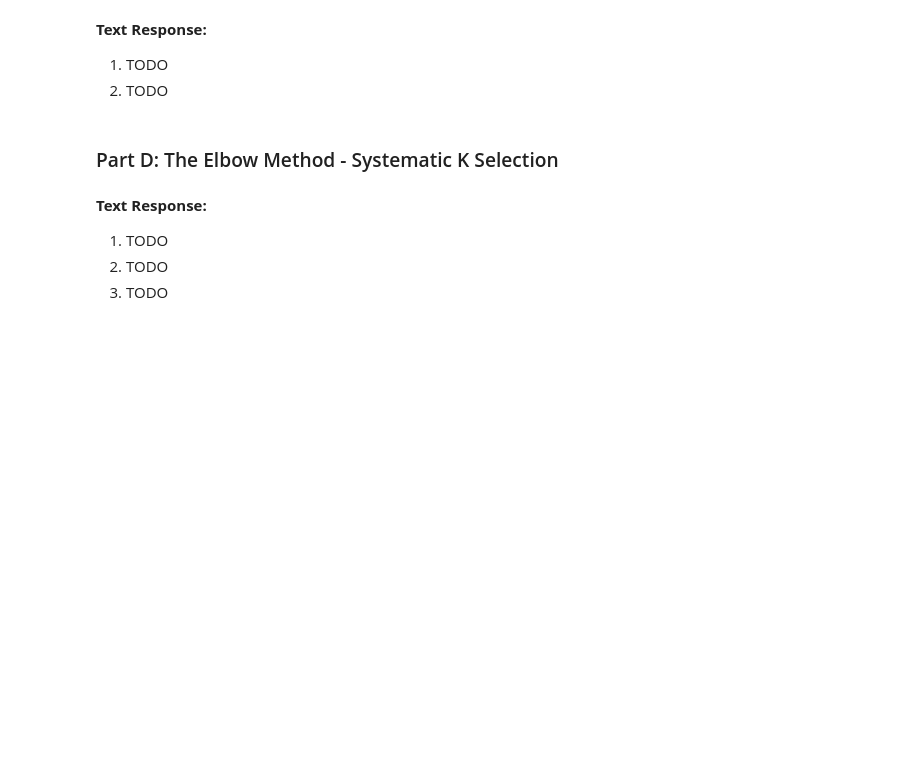
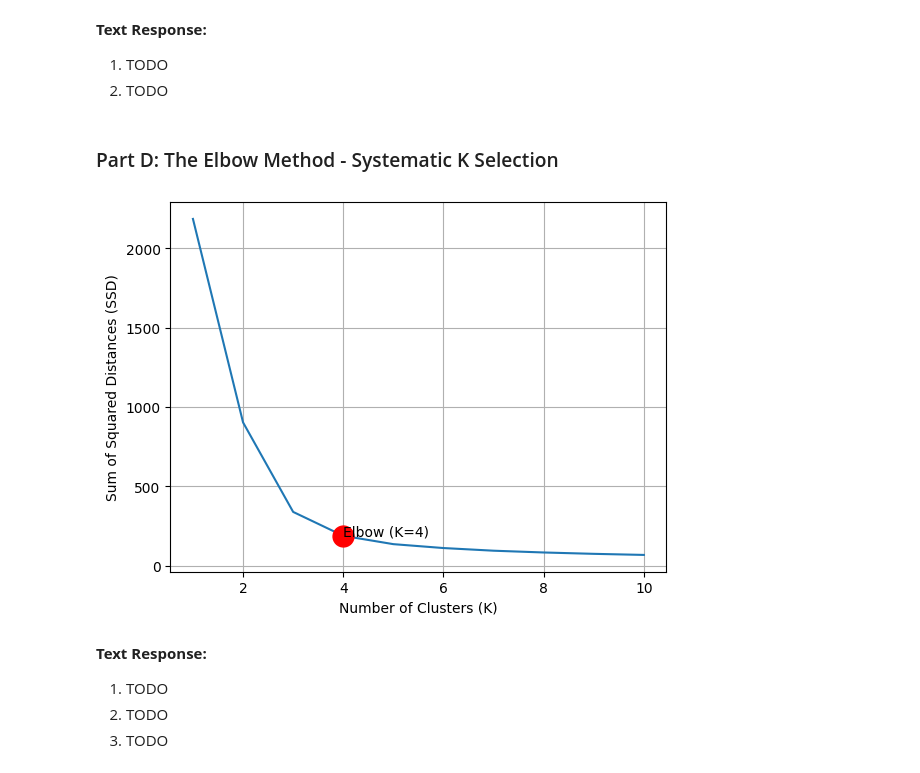
Before and after one commit to Aragya1642/1395_MachineLearning, a Jupyter notebook: ps8_python_Goyal_Aragya/ps8_Goyal_Aragya.ipynb, the cells around one changed output. Drawn from its saved outputs; the diff is of its cells as text; code cells hidden in the pictures; blank space fills up the shorter version.

```diff
--- a/ps8_python_Goyal_Aragya/ps8_Goyal_Aragya.ipynb
+++ b/ps8_python_Goyal_Aragya/ps8_Goyal_Aragya.ipynb
@@ -259,7 +273,27 @@ K_values = [2, 4, 6, 8]
 # %% [markdown]
 ### Part D: The Elbow Method - Systematic K Selection
 # %%
-# TODO
+# Initialize array to store best ssd
+ssd_values = []
+
+# Loop through K values
+for K in range(1,11):
+    _, _, best_ssd, _ = kmeans_multiple(img.reshape(100*100, 3), K, iters, R, D)
+    ssd_values.append(best_ssd)
+
+# Plot ssd vs k
+plt.figure()
+plt.plot(range(1,11), ssd_values)
+plt.xlabel("Number of Clusters (K)")
+plt.ylabel("Sum of Squared Distances (SSD)")
+plt.grid(True)
+
+#
+plt.plot(4, ssd_values[3], 'ro', markersize=10)
+plt.annotate('Elbow (K=4)', xy=(4, ssd_values[3]))
+plt.show()
+# %% [output]
+[figure, added]
 # %% [markdown]
 **Text Response:**
 1. TODO
```
Also changed, not shown: parts of 2 cells of this notebook.
